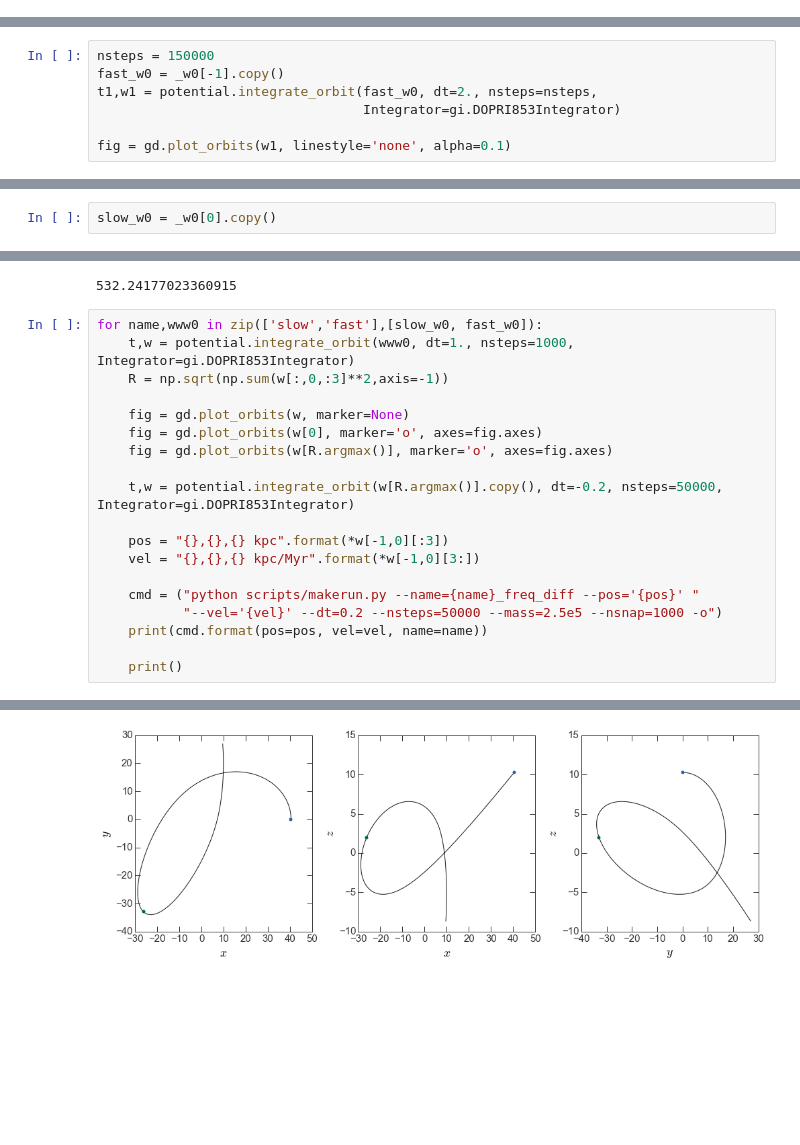
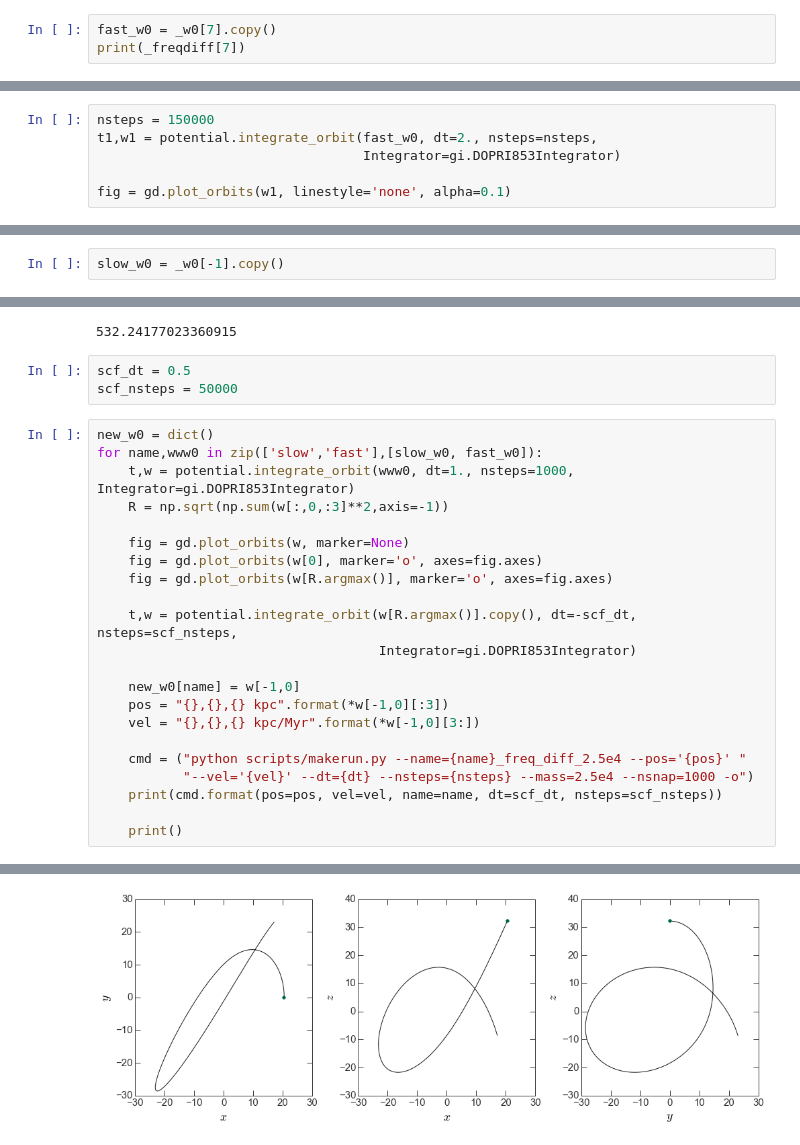
Before and after one commit to adrn/StreamMorphology, a Jupyter notebook: notebooks/Freqmap.ipynb, the cells around one changed output, grey strips where cells are left out. Drawn from its saved outputs; the diff is of its cells as text; blank space fills up the shorter version.

```diff
--- a/notebooks/Freqmap.ipynb
+++ b/notebooks/Freqmap.ipynb
@@ -258,0 +260,3 @@ plt.scatter(_w0[:,0], _w0[:,2], c=_freqdiff, s=300)
+# %%
+fast_w0 = _w0[7].copy()
+print(_freqdiff[7])
@@ -259,6 +265,5 @@ plt.scatter(_w0[:,0], _w0[:,2], c=_freqdiff, s=300)
 # %%
 nsteps = 150000
-fast_w0 = _w0[-1].copy()
 t1,w1 = potential.integrate_orbit(fast_w0, dt=2., nsteps=nsteps,
                                   Integrator=gi.DOPRI853Integrator)
 
@@ -297,7 +298,7 @@ array([-0.01087367, -0.00694236, -0.00772114])
 # %% [markdown]
 ---
 # %%
-slow_w0 = _w0[0].copy()
+slow_w0 = _w0[-1].copy()
 # %%
 t2,w2 = potential.integrate_orbit(slow_w0, dt=2., nsteps=nsteps,
                                   Integrator=gi.DOPRI853Integrator)
@@ -350,7 +353,11 @@ python scripts/makerun.py --name=fast_freq_diff --pos='44.8433381949,0.0,10.2657
 (potential.parameters['v_c']*u.kpc/u.Myr).to(u.km/u.s).value / np.sqrt(np.log(2.)-0.5)
 # %% [output]
 532.24177023360915
+# %%
+scf_dt = 0.5
+scf_nsteps = 50000
 # %%
+new_w0 = dict()
 for name,www0 in zip(['slow','fast'],[slow_w0, fast_w0]):
     t,w = potential.integrate_orbit(www0, dt=1., nsteps=1000, Integrator=gi.DOPRI853Integrator)
     R = np.sqrt(np.sum(w[:,0,:3]**2,axis=-1))
@@ -359,14 +366,16 @@ for name,www0 in zip(['slow','fast'],[slow_w0, fast_w0]):
     fig = gd.plot_orbits(w[0], marker='o', axes=fig.axes)
     fig = gd.plot_orbits(w[R.argmax()], marker='o', axes=fig.axes)
 
-    t,w = potential.integrate_orbit(w[R.argmax()].copy(), dt=-0.2, nsteps=50000, Integrator=gi.DOPRI853Integrator)
+    t,w = potential.integrate_orbit(w[R.argmax()].copy(), dt=-scf_dt, nsteps=scf_nsteps,
+                                    Integrator=gi.DOPRI853Integrator)
 
+    new_w0[name] = w[-1,0]
     pos = "{},{},{} kpc".format(*w[-1,0][:3])
     vel = "{},{},{} kpc/Myr".format(*w[-1,0][3:])
 
-    cmd = ("python scripts/makerun.py --name={name}_freq_diff --pos='{pos}' "
-           "--vel='{vel}' --dt=0.2 --nsteps=50000 --mass=2.5e5 --nsnap=1000 -o")
-    print(cmd.format(pos=pos, vel=vel, name=name))
+    cmd = ("python scripts/makerun.py --name={name}_freq_diff_2.5e4 --pos='{pos}' "
+           "--vel='{vel}' --dt={dt} --nsteps={nsteps} --mass=2.5e4 --nsnap=1000 -o")
+    print(cmd.format(pos=pos, vel=vel, name=name, dt=scf_dt, nsteps=scf_nsteps))
 
     print()
 # %% [output]
@@ -376 +385 @@ python scripts/makerun.py --name=fast_freq_diff --pos='-41.4603217118,-18.710272
-[figure, old version]
+[figure, new version]
```
Also changed, not shown: parts of 20 cells of this notebook, 2 other files.
